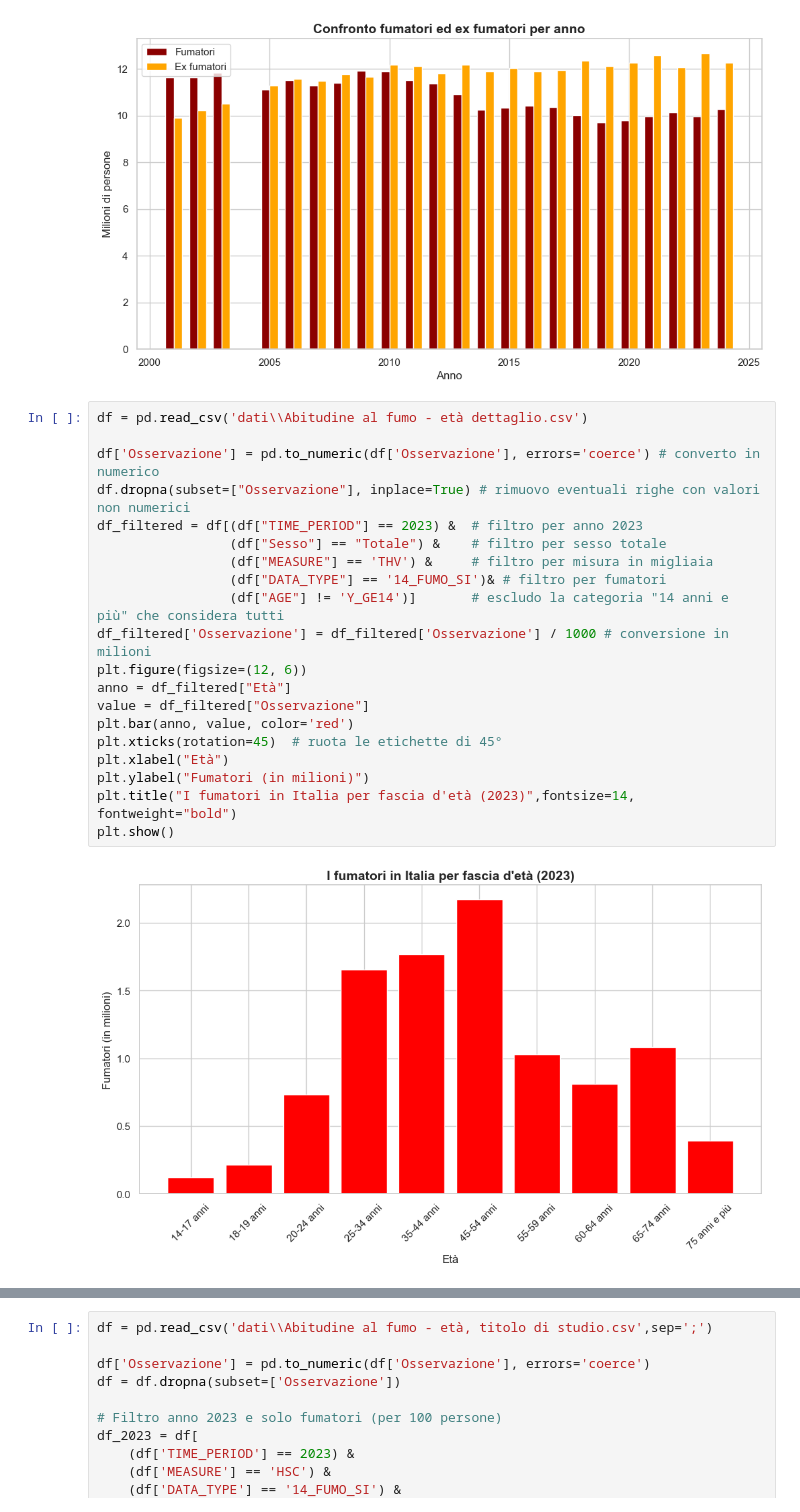
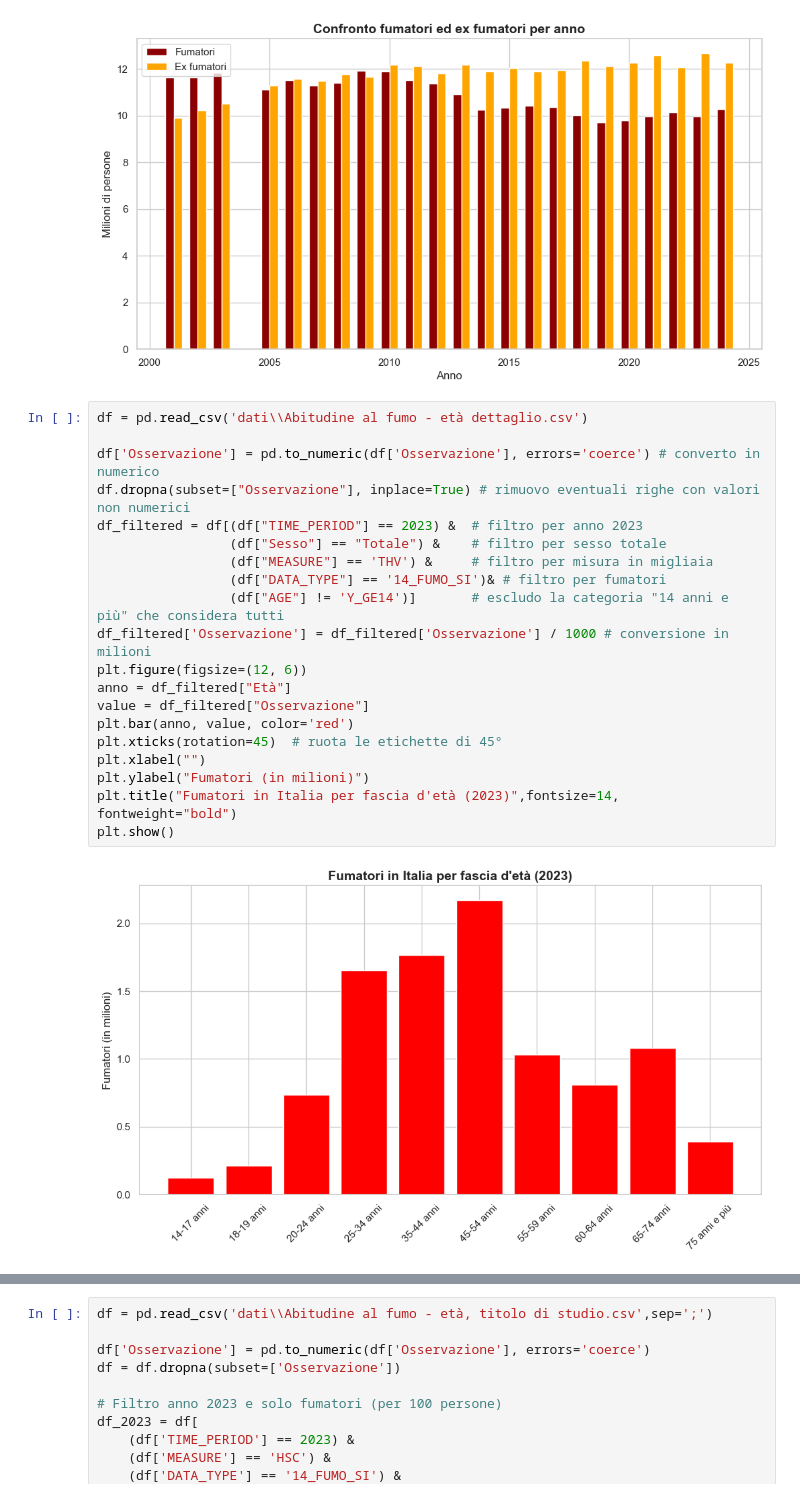
Before and after one commit to FilippoCarini/VisualizzazioneScientifica, a Jupyter notebook: codice.ipynb, the cells around one changed output, grey strips where cells are left out. Cells and saved outputs as stored; diff of their text form.

```diff
--- a/codice.ipynb
+++ b/codice.ipynb
@@ -109,22 +109,22 @@ plt.show()
 # %%
 df = pd.read_csv('dati\\Abitudine al fumo - età dettaglio.csv')
 
 df['Osservazione'] = pd.to_numeric(df['Osservazione'], errors='coerce') # converto in numerico
 df.dropna(subset=["Osservazione"], inplace=True) # rimuovo eventuali righe con valori non numerici
 df_filtered = df[(df["TIME_PERIOD"] == 2023) &  # filtro per anno 2023
                  (df["Sesso"] == "Totale") &    # filtro per sesso totale
                  (df["MEASURE"] == 'THV') &     # filtro per misura in migliaia
                  (df["DATA_TYPE"] == '14_FUMO_SI')& # filtro per fumatori
                  (df["AGE"] != 'Y_GE14')]       # escludo la categoria "14 anni e più" che considera tutti
 df_filtered['Osservazione'] = df_filtered['Osservazione'] / 1000 # conversione in milioni
 plt.figure(figsize=(12, 6))
 anno = df_filtered["Età"]
 value = df_filtered["Osservazione"]
 plt.bar(anno, value, color='red')
 plt.xticks(rotation=45)  # ruota le etichette di 45°
-plt.xlabel("Età")
+plt.xlabel("")
 plt.ylabel("Fumatori (in milioni)")
-plt.title("I fumatori in Italia per fascia d'età (2023)",fontsize=14, fontweight="bold")
+plt.title("Fumatori in Italia per fascia d'età (2023)",fontsize=14, fontweight="bold")
 plt.show()
 # %% [output]
-[figure, old version]
+[figure, new version]
```
Also changed, not shown: parts of 10 cells of this notebook.
